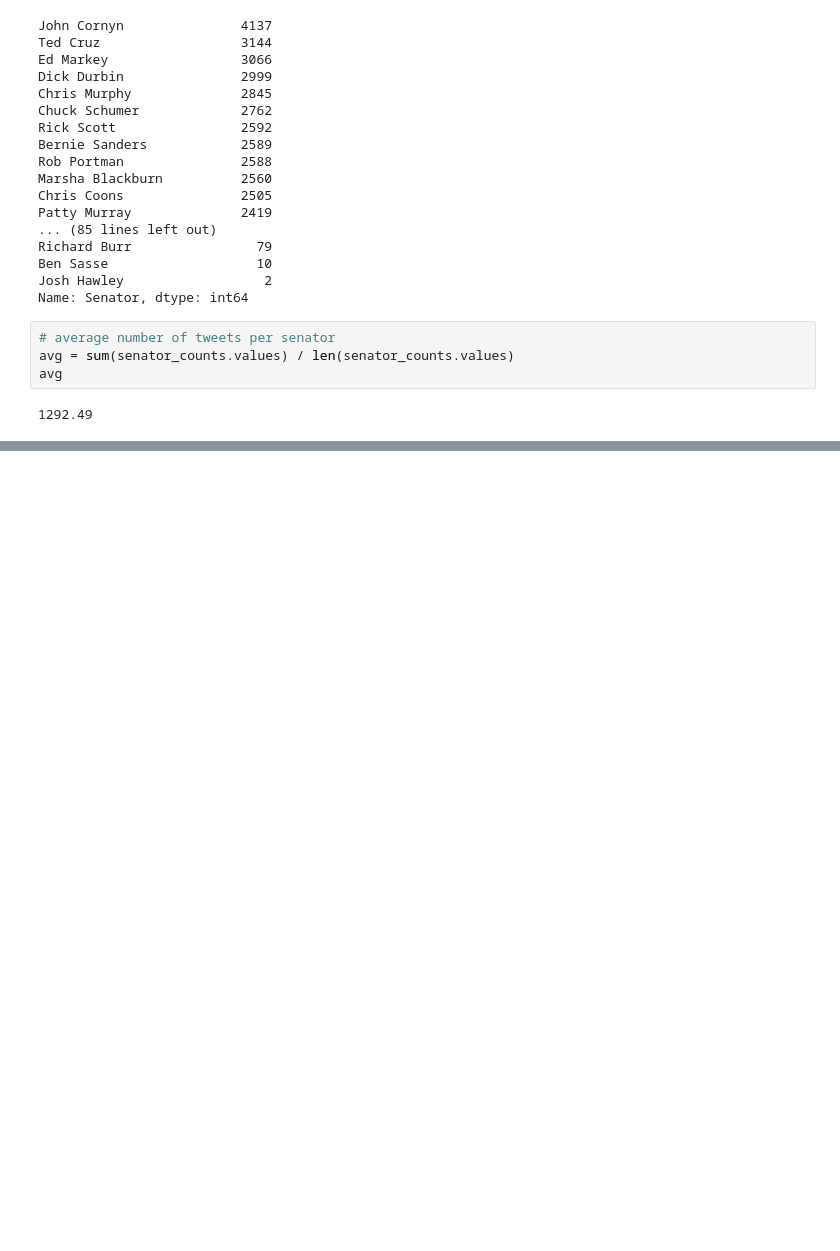
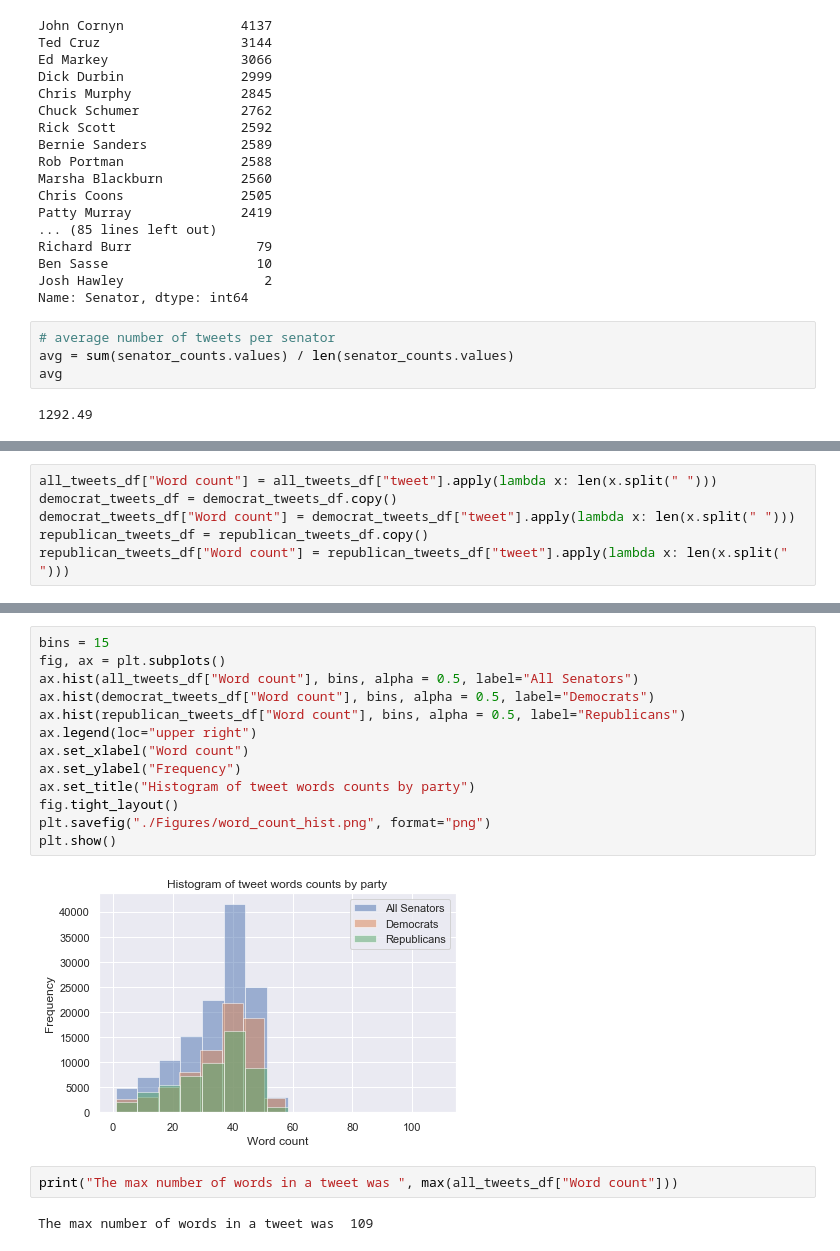
Before and after one commit to darshanajaint/data_mining_project, a Jupyter notebook: Data_Exploration.ipynb, the cells around one changed output, grey strips where cells are left out. Drawn from its saved outputs; the diff is of its cells as text; blank space fills up the shorter version.

```diff
--- a/Data_Exploration.ipynb
+++ b/Data_Exploration.ipynb
@@ -88,0 +128,6 @@ avg
+# %%
+all_tweets_df["Word count"] = all_tweets_df["tweet"].apply(lambda x: len(x.split(" ")))
+democrat_tweets_df = democrat_tweets_df.copy()
+democrat_tweets_df["Word count"] = democrat_tweets_df["tweet"].apply(lambda x: len(x.split(" ")))
+republican_tweets_df = republican_tweets_df.copy()
+republican_tweets_df["Word count"] = republican_tweets_df["tweet"].apply(lambda x: len(x.split(" ")))
@@ -88,0 +143,19 @@ avg
+# %%
+bins = 15
+fig, ax = plt.subplots()
+ax.hist(all_tweets_df["Word count"], bins, alpha = 0.5, label="All Senators")
+ax.hist(democrat_tweets_df["Word count"], bins, alpha = 0.5, label="Democrats")
+ax.hist(republican_tweets_df["Word count"], bins, alpha = 0.5, label="Republicans")
+ax.legend(loc="upper right")
+ax.set_xlabel("Word count")
+ax.set_ylabel("Frequency")
+ax.set_title("Histogram of tweet words counts by party")
+fig.tight_layout()
+plt.savefig("./Figures/word_count_hist.png", format="png")
+plt.show()
+# %% [output]
+[figure, added]
+# %%
+print("The max number of words in a tweet was ", max(all_tweets_df["Word count"]))
+# %% [output]
+The max number of words in a tweet was  109
```
Also changed, not shown: parts of 30 cells of this notebook.
